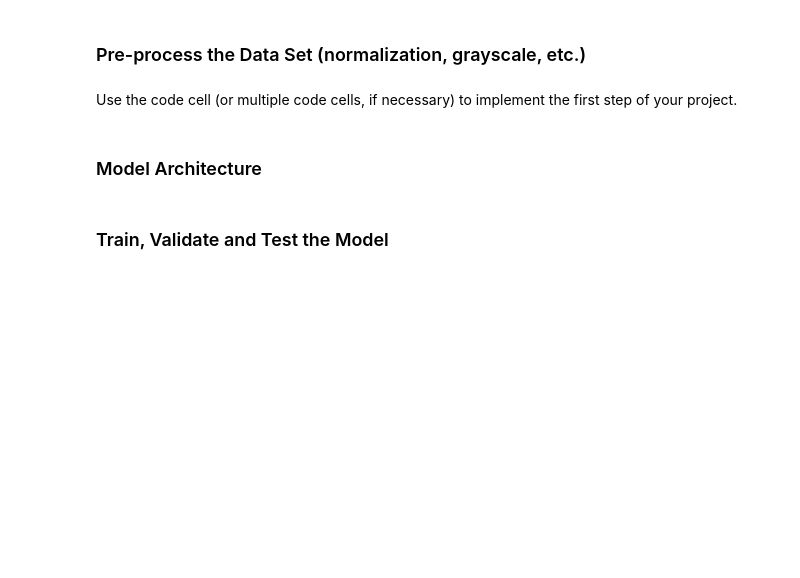
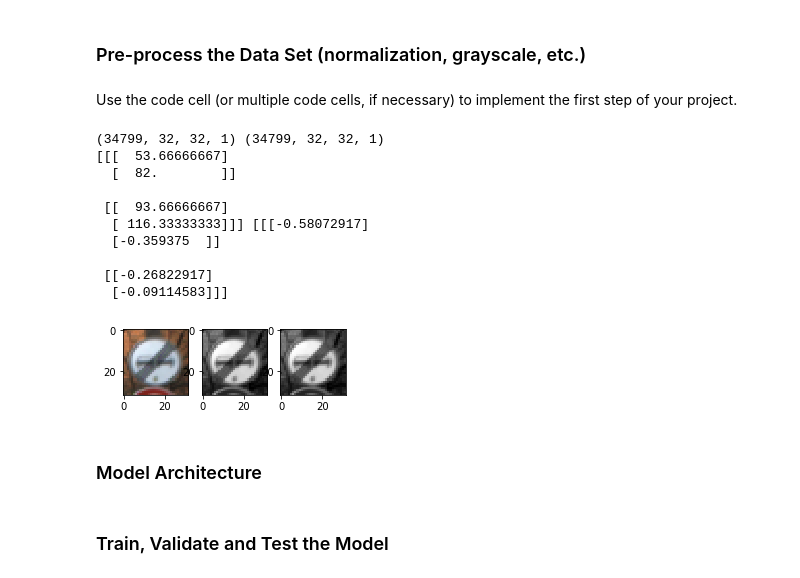
Before and after one commit to game-of-drones/CarND-Traffic-Sign-Classifier-Project, a Jupyter notebook: Traffic_Sign_Classifier.ipynb, the cells around one changed output. Cells and saved outputs as stored; diff of their text form; code cells hidden in the pictures; blank space fills up the shorter version.

```diff
--- a/Traffic_Sign_Classifier.ipynb
+++ b/Traffic_Sign_Classifier.ipynb
@@ -141,3 +136,50 @@ Use the code cell (or multiple code cells, if necessary) to implement the first
+# %%
+### Preprocess the data here. Preprocessing steps could include normalization, converting to grayscale, etc.
+### Feel free to use as many code cells as needed.
+def preprocess(raw_image_set):
+    shape = raw_image_set.shape
+    assert(len(shape)==4)
+    assert(shape[3]==3)
+    mean_set   = np.zeros((shape[0], shape[1], shape[2],1))
+    result_set = np.zeros((shape[0], shape[1], shape[2],1))
+
+    for i in range(len(raw_image_set)):
+        img=raw_image_set[i]
+        rgb_mean = np.mean(img, axis=2)
+        mean_set[i,:,:,0] = rgb_mean
+        result_set[i,:,:,0] = (rgb_mean - 128)/128
+
+    return result_set, mean_set
+# %%
+X_train_gray, mean_set = preprocess(X_train)
+X_test_gray, temp = preprocess(X_test)
+X_valid_gray,temp = preprocess(X_valid)
+
+fig = plt.figure(figsize=(4,4))
+
+fig.add_subplot(1,3,1)
+plt.imshow(X_train[84])
+
+fig.add_subplot(1,3,2)
+plt.imshow(np.squeeze(X_train_gray[84]), cmap='gray')
+
+fig.add_subplot(1,3,3)
+plt.imshow(np.squeeze(mean_set[84]), cmap='gray')
+
+print(mean_set.shape, X_train_gray.shape)
+print(mean_set[84,0:2,0:2], X_train_gray[84,0:2,0:2])
+# %% [output]
+(34799, 32, 32, 1) (34799, 32, 32, 1)
+[[[  53.66666667]
+  [  82.        ]]
+
+ [[  93.66666667]
+  [ 116.33333333]]] [[[-0.58072917]
+  [-0.359375  ]]
+
+ [[-0.26822917]
+  [-0.09114583]]]
+[figure, added]
 # %% [markdown]
 ### Model Architecture
 # %%
```
Also changed, not shown: parts of 8 cells of this notebook.
